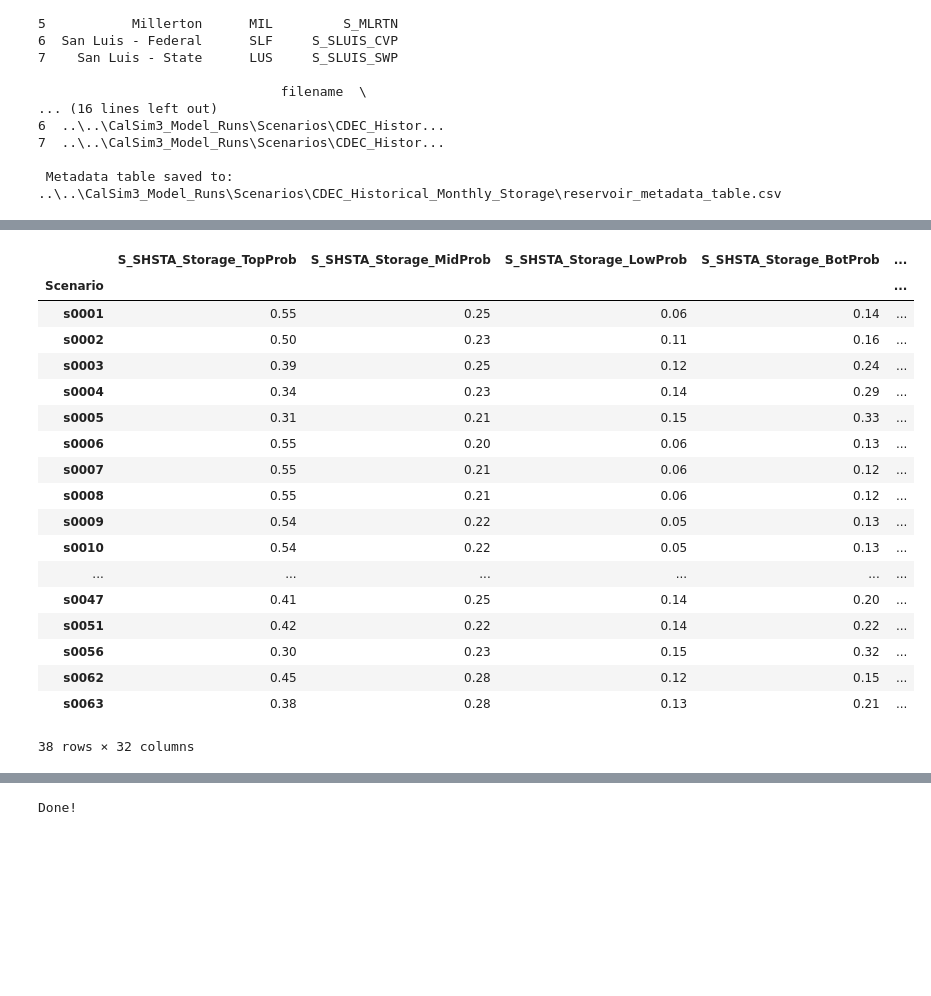
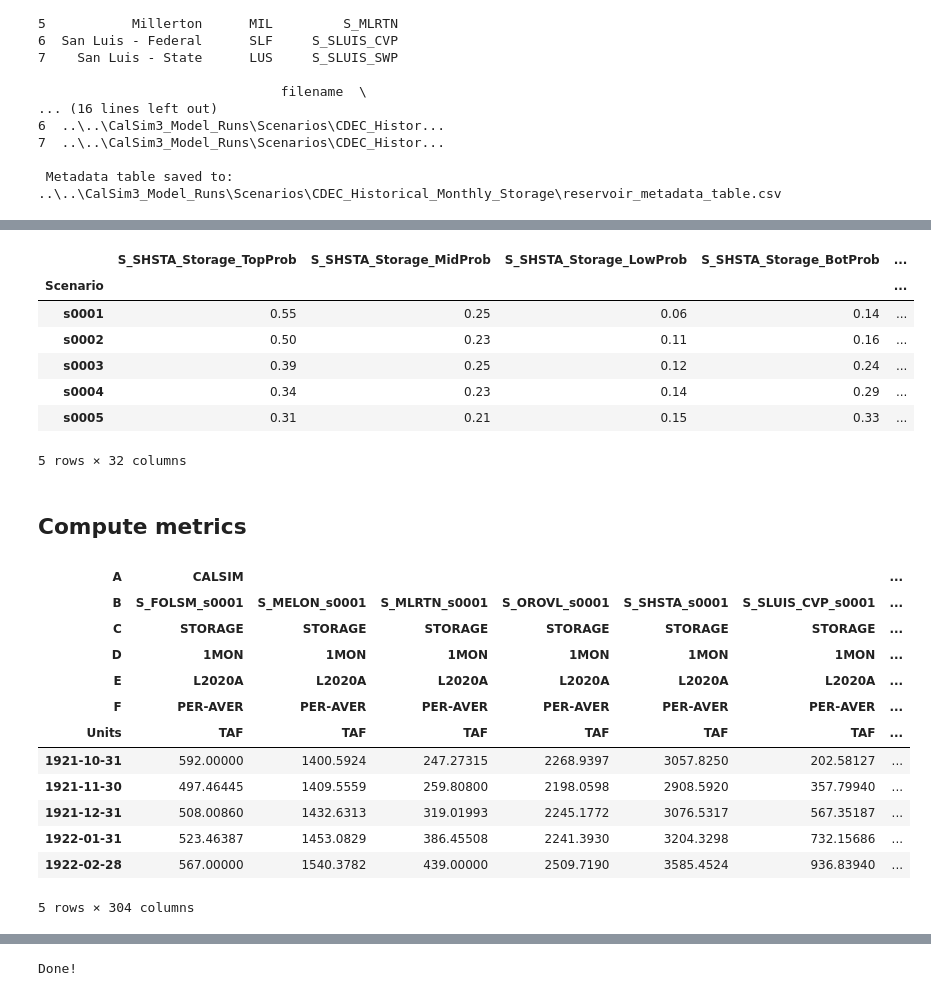
Before and after one commit to maramahmedd/coeqwal, a Jupyter notebook: notebooks/Tier_Assignment_Storage.ipynb, the cells around one changed output, grey strips where cells are left out. Drawn from its saved outputs; the diff is of its cells as text; code cells hidden in the pictures; blank space fills up the shorter version.

Commit message:
Added metrics computation

```diff
--- a/notebooks/Tier_Assignment_Storage.ipynb
+++ b/notebooks/Tier_Assignment_Storage.ipynb
@@ -22,6 +22,8 @@ ScenarioListFile, ScenarioListTab, ScenarioListPath, DVDssNamesOutPath, SVDssNam
 
 df, dss_names = read_in_df(ConvertDataOutPath,DVDssNamesOutPath)
 
+var_df = add_water_year_column(df)
+
 df.columns = ['_'.join(map(str, col)) if isinstance(col, tuple) else col for col in df.columns]
 # %% [markdown]
 ## Define variables
@@ -355,22 +746,30 @@ tier_df
 # %%
-prob_df
+prob_df.head(5)
 # %% [output]
 |  | S_SHSTA_Storage_TopProb | S_SHSTA_Storage_MidProb | S_SHSTA_Storage_LowProb | S_SHSTA_Storage_BotProb | ... |
 | Scenario |  |  |  |  | ... |
 | s0001 | 0.55 | 0.25 | 0.06 | 0.14 | ... |
 | s0002 | 0.50 | 0.23 | 0.11 | 0.16 | ... |
 | s0003 | 0.39 | 0.25 | 0.12 | 0.24 | ... |
 | s0004 | 0.34 | 0.23 | 0.14 | 0.29 | ... |
 | s0005 | 0.31 | 0.21 | 0.15 | 0.33 | ... |
-| s0006 | 0.55 | 0.20 | 0.06 | 0.13 | ... |
-| s0007 | 0.55 | 0.21 | 0.06 | 0.12 | ... |
-| s0008 | 0.55 | 0.21 | 0.06 | 0.12 | ... |
-| s0009 | 0.54 | 0.22 | 0.05 | 0.13 | ... |
-| s0010 | 0.54 | 0.22 | 0.05 | 0.13 | ... |
-| ... | ... | ... | ... | ... | ... |
-| s0047 | 0.41 | 0.25 | 0.14 | 0.20 | ... |
-| s0051 | 0.42 | 0.22 | 0.14 | 0.22 | ... |
-| s0056 | 0.30 | 0.23 | 0.15 | 0.32 | ... |
-| s0062 | 0.45 | 0.28 | 0.12 | 0.15 | ... |
-| s0063 | 0.38 | 0.28 | 0.13 | 0.21 | ... |
-38 rows × 32 columns
+5 rows × 32 columns
+# %% [markdown]
+## Compute metrics
+# %%
+storage_df = create_subset_list(var_df, variables_storage)
+storage_df.head(5)
+# %% [output]
+| A | CALSIM |  |  |  |  |  | ... |
+| B | S_FOLSM_s0001 | S_MELON_s0001 | S_MLRTN_s0001 | S_OROVL_s0001 | S_SHSTA_s0001 | S_SLUIS_CVP_s0001 | ... |
+| C | STORAGE | STORAGE | STORAGE | STORAGE | STORAGE | STORAGE | ... |
+| D | 1MON | 1MON | 1MON | 1MON | 1MON | 1MON | ... |
+| E | L2020A | L2020A | L2020A | L2020A | L2020A | L2020A | ... |
+| F | PER-AVER | PER-AVER | PER-AVER | PER-AVER | PER-AVER | PER-AVER | ... |
+| Units | TAF | TAF | TAF | TAF | TAF | TAF | ... |
+| 1921-10-31 | 592.00000 | 1400.5924 | 247.27315 | 2268.9397 | 3057.8250 | 202.58127 | ... |
+| 1921-11-30 | 497.46445 | 1409.5559 | 259.80800 | 2198.0598 | 2908.5920 | 357.79940 | ... |
+| 1921-12-31 | 508.00860 | 1432.6313 | 319.01993 | 2245.1772 | 3076.5317 | 567.35187 | ... |
+| 1922-01-31 | 523.46387 | 1453.0829 | 386.45508 | 2241.3930 | 3204.3298 | 732.15686 | ... |
+| 1922-02-28 | 567.00000 | 1540.3782 | 439.00000 | 2509.7190 | 3585.4524 | 936.83940 | ... |
+5 rows × 304 columns
```
Also changed, not shown: parts of 30 cells of this notebook.
